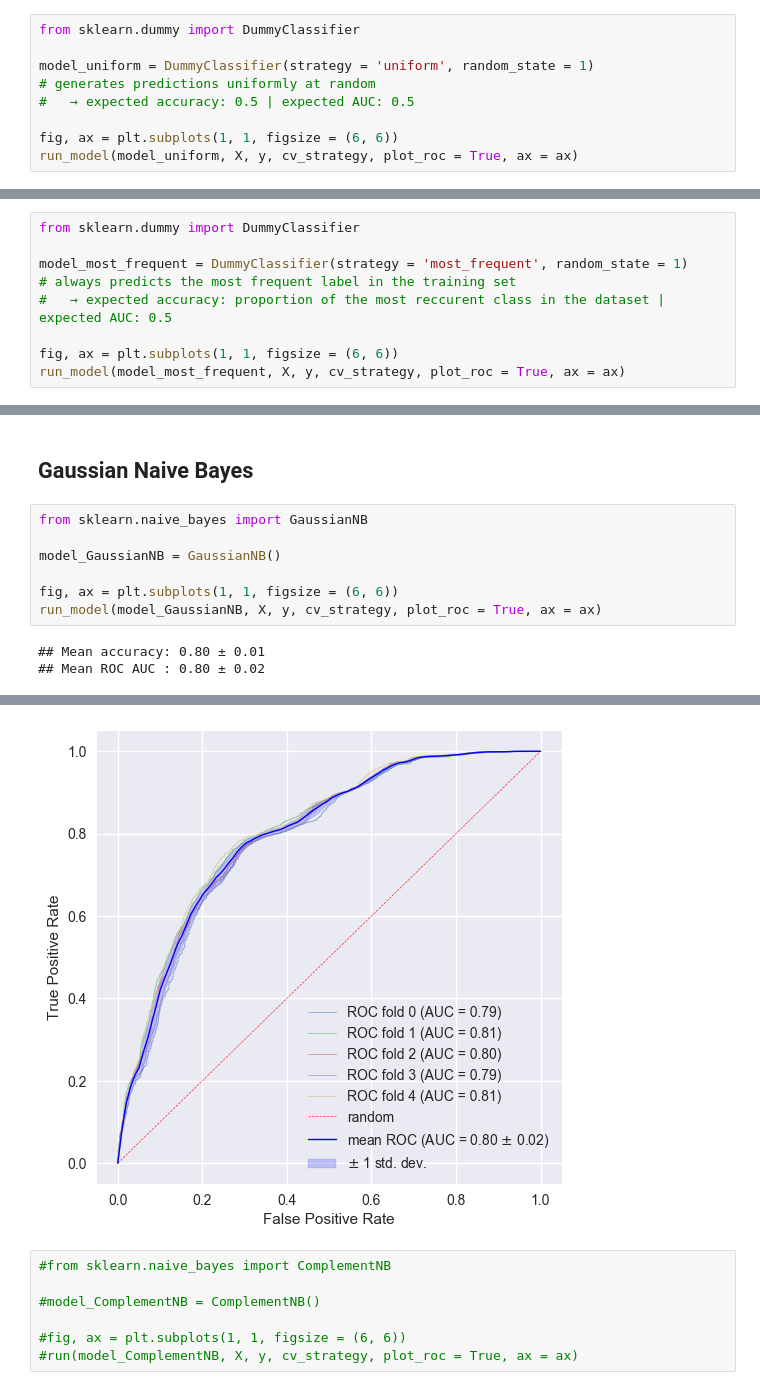
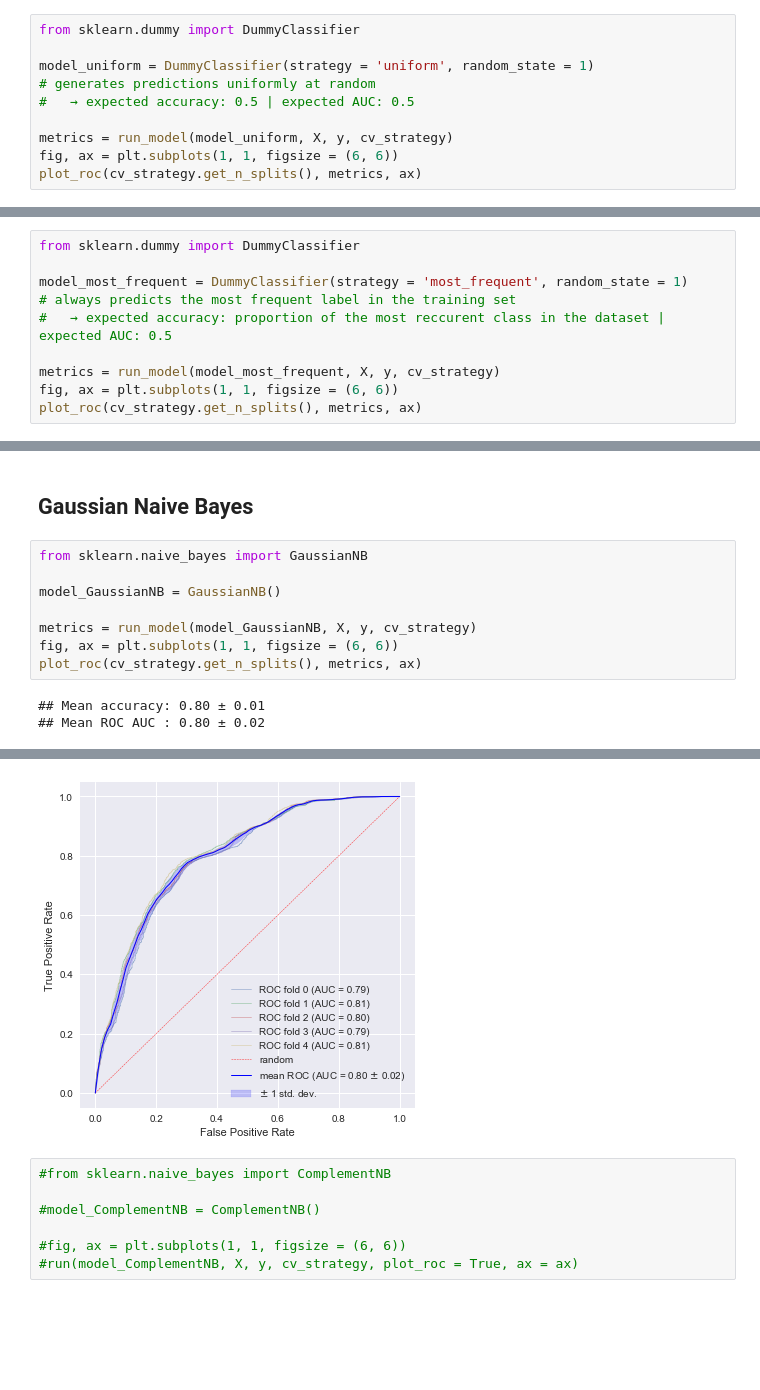
Before and after one commit to ElsaB/impact-annotator, a Jupyter notebook: analysis/prediction/somatic_vs_non_somatic_classification.ipynb, the cells around one changed output, grey strips where cells are left out. Cells and saved outputs as stored; diff of their text form; blank space fills up the shorter version.

```diff
--- a/analysis/prediction/somatic_vs_non_somatic_classification.ipynb
+++ b/analysis/prediction/somatic_vs_non_somatic_classification.ipynb
@@ -187,8 +125,9 @@ model_uniform = DummyClassifier(strategy = 'uniform', random_state = 1)
 # generates predictions uniformly at random
 #   → expected accuracy: 0.5 | expected AUC: 0.5
 
+metrics = run_model(model_uniform, X, y, cv_strategy)
 fig, ax = plt.subplots(1, 1, figsize = (6, 6))
-run_model(model_uniform, X, y, cv_strategy, plot_roc = True, ax = ax)
+plot_roc(cv_strategy.get_n_splits(), metrics, ax)
 # %% [output]
 ## Mean accuracy: 0.50 ± 0.01
 ## Mean ROC AUC : 0.50 ± 0.00
@@ -209,8 +141,9 @@ model_most_frequent = DummyClassifier(strategy = 'most_frequent', random_state =
 # always predicts the most frequent label in the training set
 #   → expected accuracy: proportion of the most reccurent class in the dataset | expected AUC: 0.5
 
+metrics = run_model(model_most_frequent, X, y, cv_strategy)
 fig, ax = plt.subplots(1, 1, figsize = (6, 6))
-run_model(model_most_frequent, X, y, cv_strategy, plot_roc = True, ax = ax)
+plot_roc(cv_strategy.get_n_splits(), metrics, ax)
 # %% [output]
 ## Mean accuracy: 0.74 ± 0.00
 ## Mean ROC AUC : 0.50 ± 0.00
@@ -229,8 +155,9 @@ from sklearn.naive_bayes import GaussianNB
 
 model_GaussianNB = GaussianNB()
 
+metrics = run_model(model_GaussianNB, X, y, cv_strategy)
 fig, ax = plt.subplots(1, 1, figsize = (6, 6))
-run_model(model_GaussianNB, X, y, cv_strategy, plot_roc = True, ax = ax)
+plot_roc(cv_strategy.get_n_splits(), metrics, ax)
 # %% [output]
 ## Mean accuracy: 0.80 ± 0.01
 ## Mean ROC AUC : 0.80 ± 0.02
@@ -244,4 +164,4 @@ run_model(model_GaussianNB, X, y, cv_strategy, plot_roc = True, ax = ax)
-[figure, old version]
+[figure, new version]
 # %%
 #from sklearn.naive_bayes import ComplementNB
 
```
Also changed, not shown: parts of 26 cells of this notebook, 3 other files.
